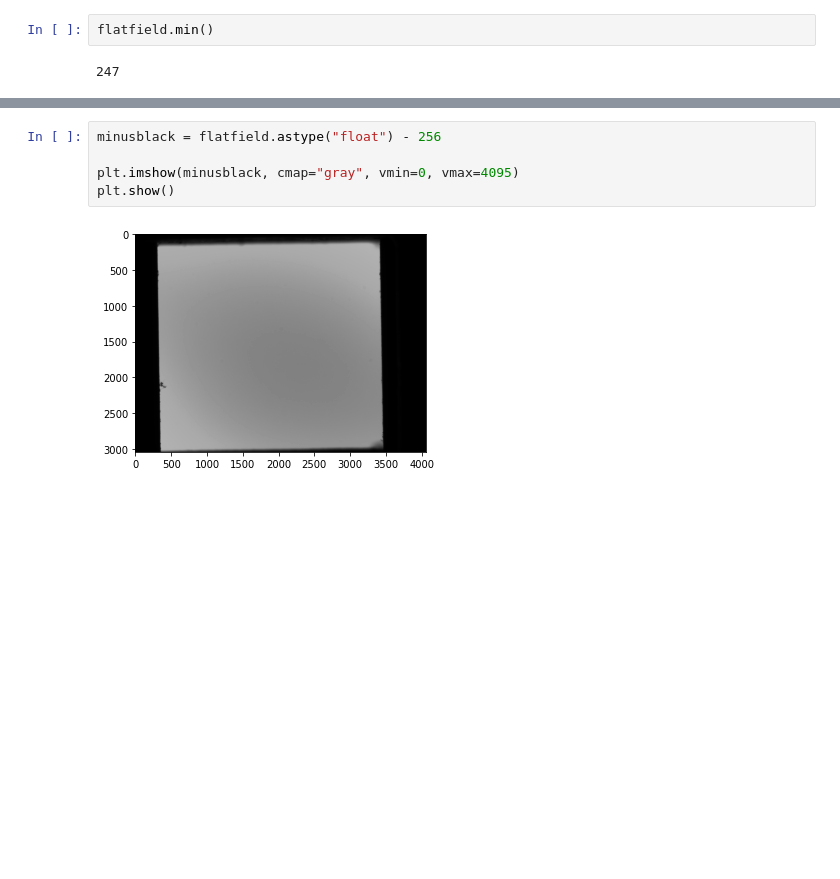
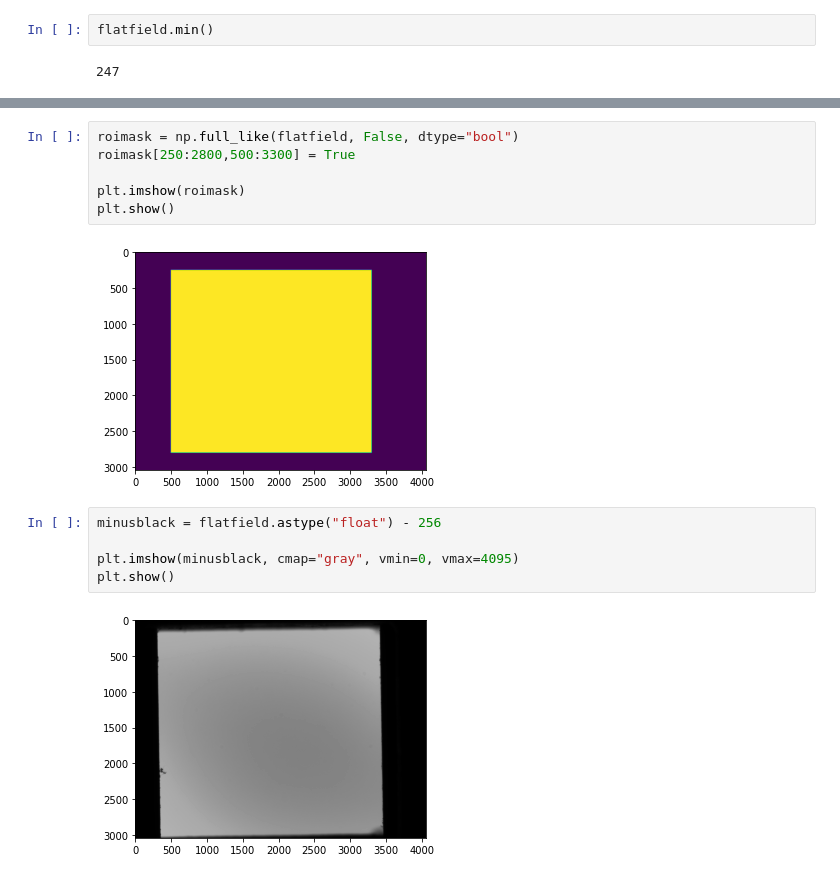
Before and after one commit to jank324/8mm-film-scanner, a Jupyter notebook: dngconversion_flatfield.ipynb, the cells around one changed output, grey strips where cells are left out. Saved outputs shown, nothing was run; the diff lists cells and outputs as text; blank space fills up the shorter version.

```diff
--- a/dngconversion_flatfield.ipynb
+++ b/dngconversion_flatfield.ipynb
@@ -53,3 +75,11 @@ flatfield.min()
+# %%
+roimask = np.full_like(flatfield, False, dtype="bool")
+roimask[250:2800,500:3300] = True
+
+plt.imshow(roimask)
+plt.show()
+# %% [output]
+[figure, added]
 # %%
 minusblack = flatfield.astype("float") - 256
 
```
Also changed, not shown: parts of 7 cells of this notebook.
